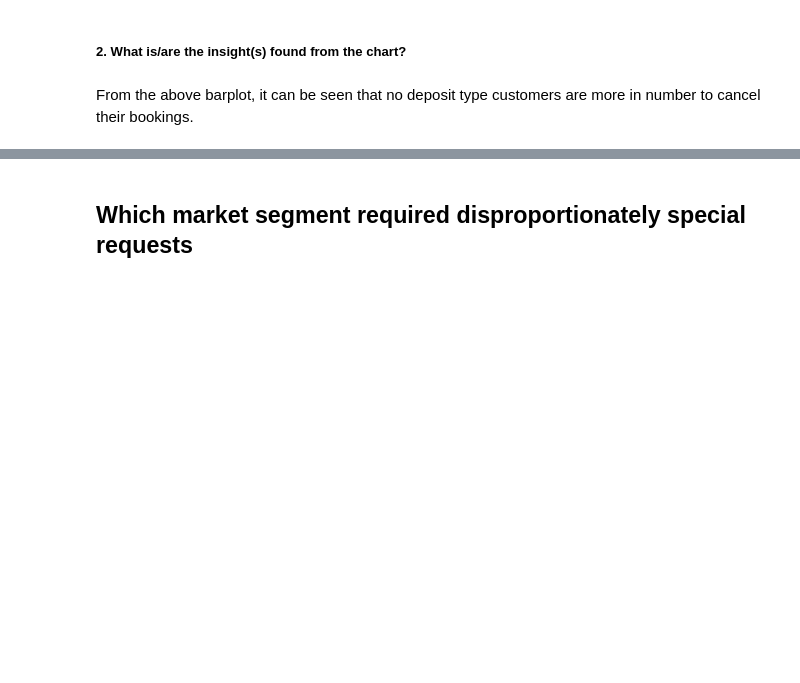
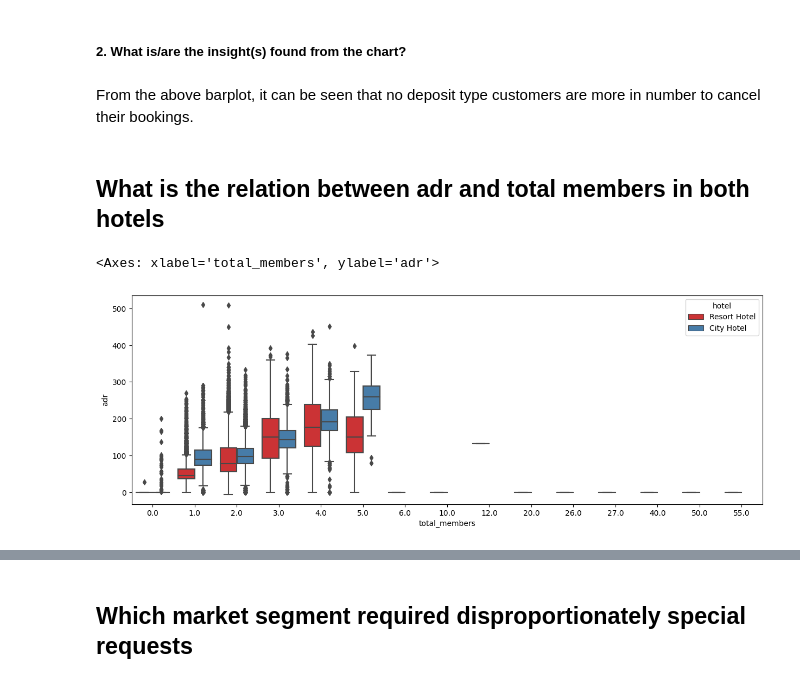
Before and after one commit to Lasya-1408/Almabetter-Hotel-booking-EDA, a Jupyter notebook: Hotel_Booking_EDA.ipynb, the cells around one changed output, grey strips where cells are left out. Drawn from its saved outputs; the diff is of its cells as text; code cells hidden in the pictures; blank space fills up the shorter version.

```diff
--- a/Hotel_Booking_EDA.ipynb
+++ b/Hotel_Booking_EDA.ipynb
@@ -821,3 +831,12 @@ To know the which deposit type of customers are mostly cancelling their bookings
 ##### 2. What is/are the insight(s) found from the chart?
 # %% [markdown]
 From the above barplot, it can be seen that no deposit type customers are more in number to cancel their bookings.
+# %% [markdown]
+## What is the relation between adr and total members in both hotels
+# %%
+#df_new.drop(df_new[df_new['adr'] > 5000].index, inplace = True)
+plt.figure(figsize=(15,5))
+sns.boxplot(x=df_new['total_members'], y=df_new['adr'], data = df_new, hue = "hotel", palette = 'Set1')
+# %% [output]
+<Axes: xlabel='total_members', ylabel='adr'>
+[figure, added]
```
Also changed, not shown: parts of 19 cells of this notebook.
